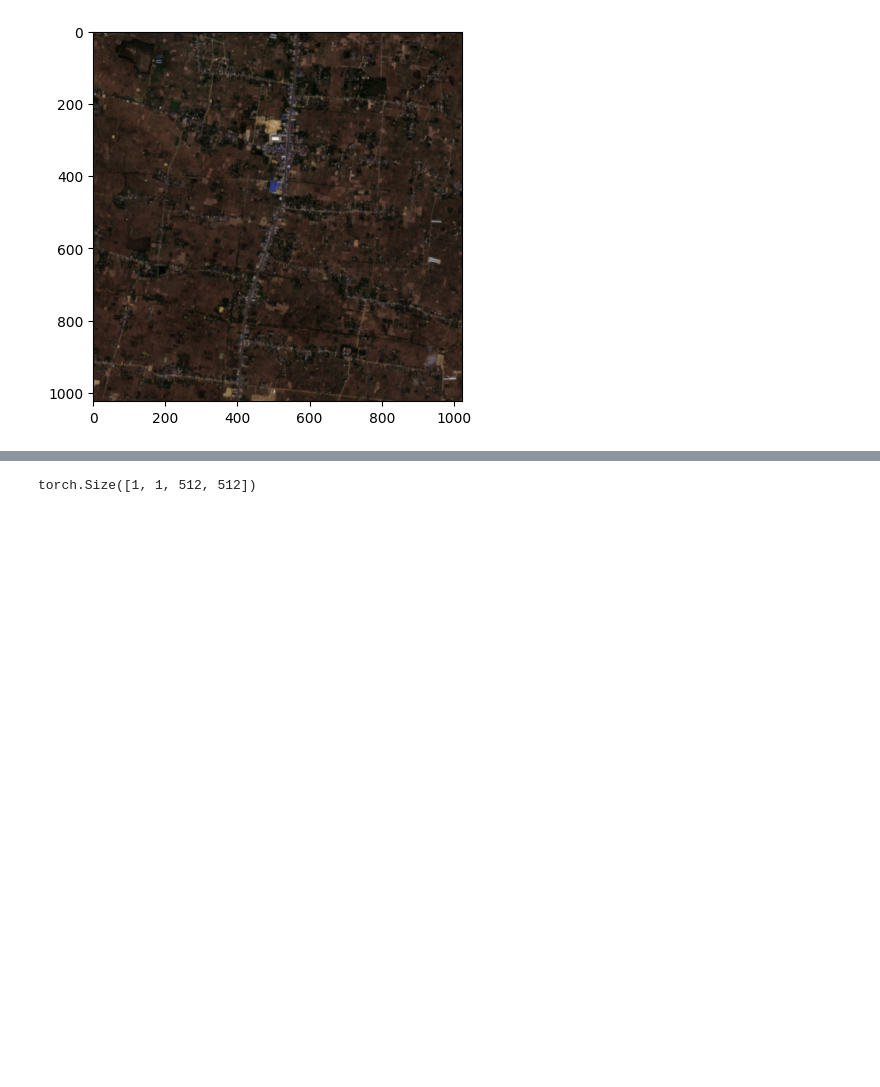
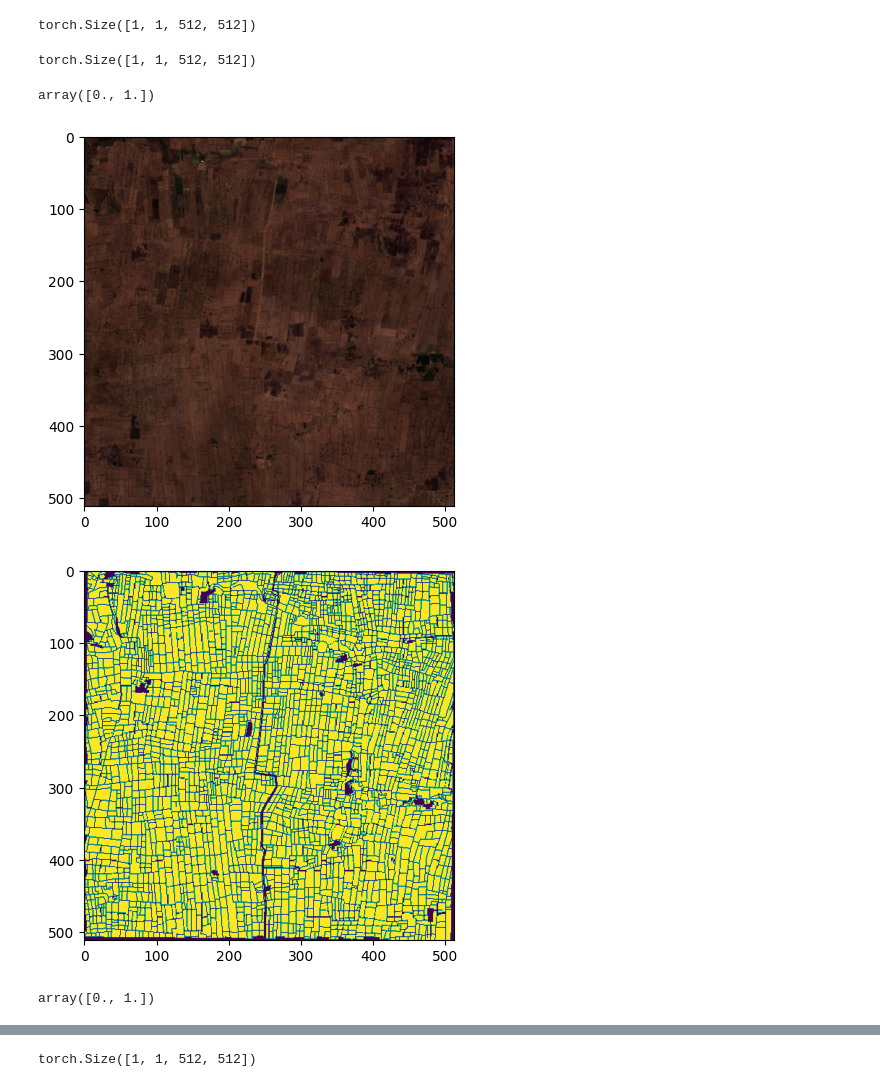
Before and after one commit to sambalshikhar/sam_boundary_adapter, a Jupyter notebook: notebooks/explore.ipynb, the cells around one changed output, grey strips where cells are left out. Saved outputs shown, nothing was run; the diff lists cells and outputs as text; code cells hidden in the pictures; blank space fills up the shorter version.

```diff
--- a/notebooks/explore.ipynb
+++ b/notebooks/explore.ipynb
@@ -143,10 +247,9 @@ def get_images_and_labels_path(data_path, mode):
 # %%
+train_image_list=glob("/home/geovisionaries/sambal/original/sentinel-2-asia/train/images/*")
+val_image_list=glob("/home/geovisionaries/sambal/original/sentinel-2-asia/validate/images/*")
 
-train_image_list=glob("/home/geovisionaries/sambal/sam_boundary_adapter/original/sentinel-2-asia/train/images/*")
-val_image_list=glob("/home/geovisionaries/sambal/sam_boundary_adapter/original/sentinel-2-asia/validate/images/*")
+train_data=Ai4smallDataset(train_image_list,flag='train')
+trainLoader = DataLoader(dataset=train_data, batch_size=1, shuffle=True)
 
-train_data=Ai4smallDataset(train_image_list,'train')
-train_dataloader = DataLoader(dataset=train_data, batch_size=1, shuffle=True)
-
-val_data=Ai4smallDataset(val_image_list,'validate')
-val_dataloader = DataLoader(dataset=val_data, batch_size=1, shuffle=False)
+val_data=Ai4smallDataset(val_image_list,flag='validate')
+valLoader = DataLoader(dataset=val_data, batch_size=1, shuffle=False)
@@ -160,8 +276,34 @@ parcel_np=parcel.squeeze(0).permute(1,2,0).numpy()
+# %%
+pack=next(iter(trainLoader))
+# %%
+pack[1].size()
+# %% [output]
+torch.Size([1, 1, 512, 512])
+# %%
+imgs = pack[0]
+masks = pack[2]
+print(masks.size())
+# %% [output]
+torch.Size([1, 1, 512, 512])
+# %%
+image_np=imgs.squeeze(0)[:,:,:].permute(1,2,0).numpy()
+masks_np=masks.squeeze(0).permute(1,2,0).numpy()
+# %%
+np.unique(masks)
+# %% [output]
+array([0., 1.])
 # %%
 plt.imshow(image_np)
 plt.show()
+plt.imshow(masks_np)
+plt.show()
 # %% [output]
-[figure, old version]
+[figure, new version]
+[figure, added]
+# %%
+np.unique(masks_np)
+# %% [output]
+array([0., 1.])
 # %%
 plt.imshow(parcel_np)
 plt.show()
```
Also changed, not shown: parts of 6 cells of this notebook, 14 other files.
